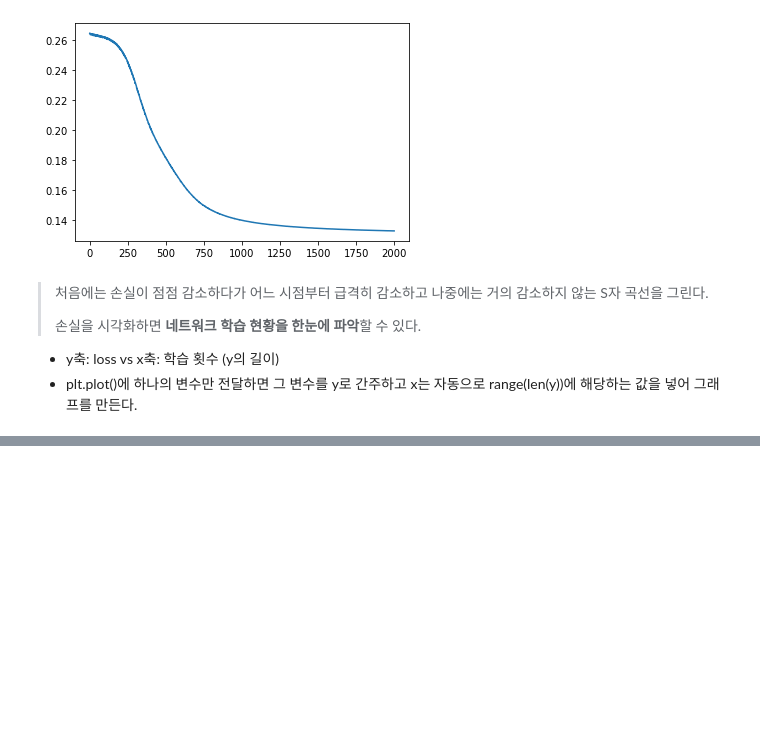
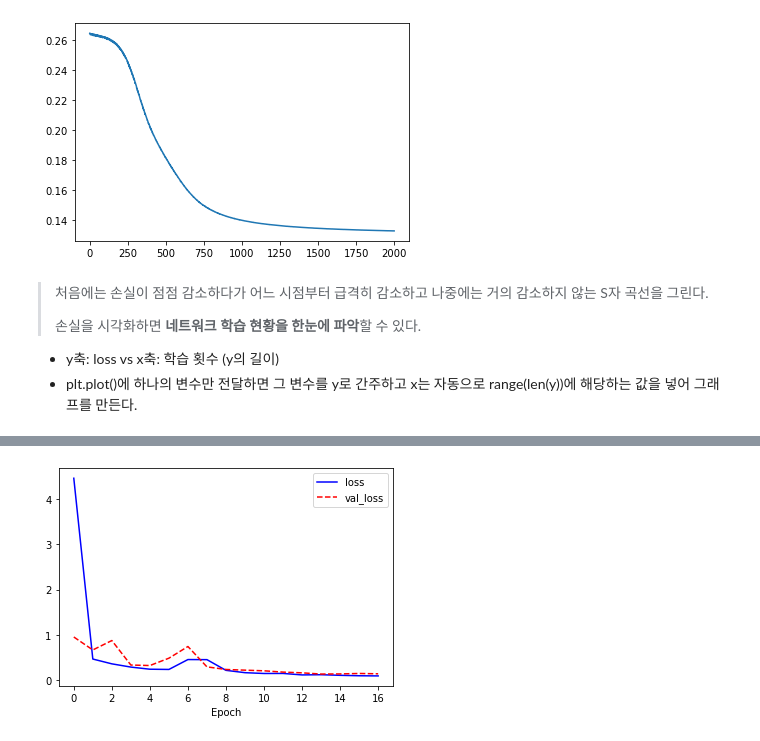
Before and after one commit to wonkwonlee/ai-study-note, a Jupyter notebook: Python-and-Data-Visualization/tensorflow.ipynb, the cells around one changed output, grey strips where cells are left out. Saved outputs shown, nothing was run; the diff lists cells and outputs as text; code cells hidden in the pictures; blank space fills up the shorter version.

```diff
--- a/Python-and-Data-Visualization/tensorflow.ipynb
+++ b/Python-and-Data-Visualization/tensorflow.ipynb
@@ -447,0 +537,11 @@ plt.show
+# %%
+# Callback으로 과적합을 방지한 그래프
+
+import matplotlib.pyplot as plt
+plt.plot(history.history['loss'], 'b-', label='loss')
+plt.plot(history.history['val_loss'], 'r--', label='val_loss')
+plt.xlabel('Epoch')
+plt.legend()
+plt.show()
+# %% [output]
+[figure, added]
```
Also changed, not shown: parts of 12 cells of this notebook.
